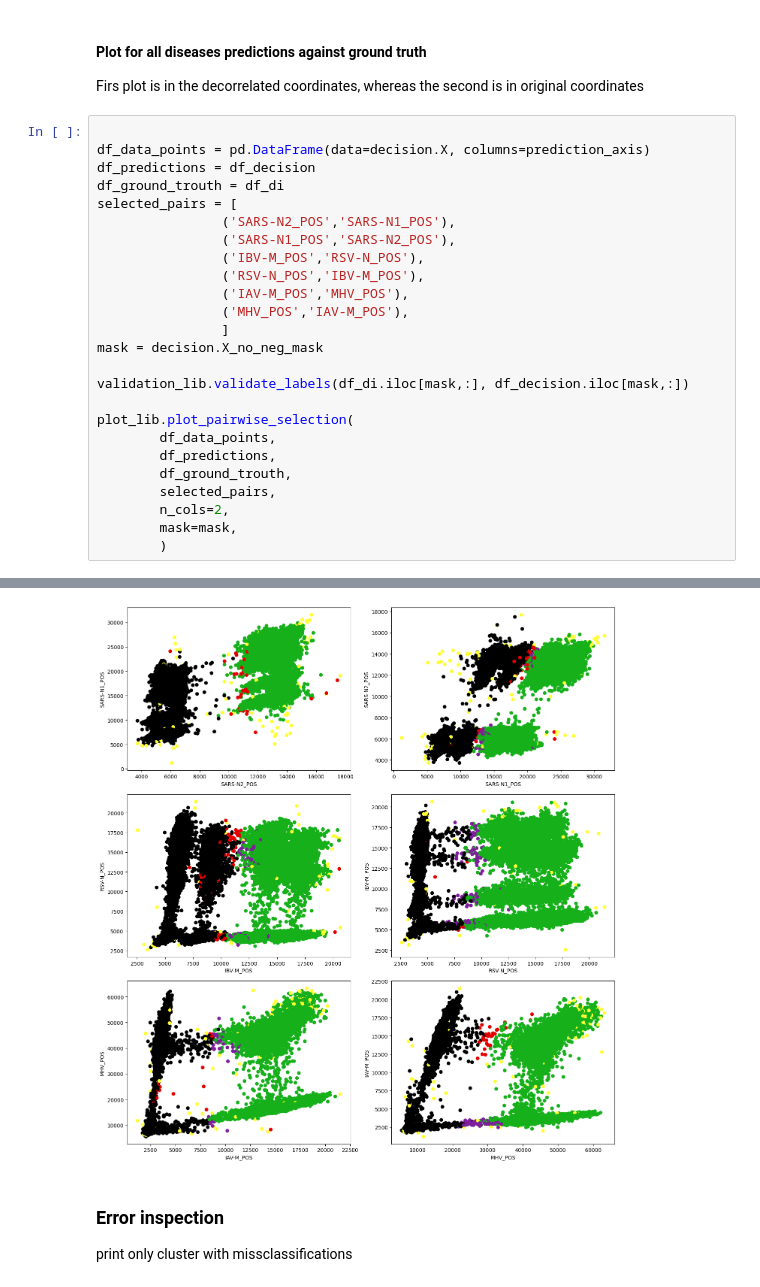
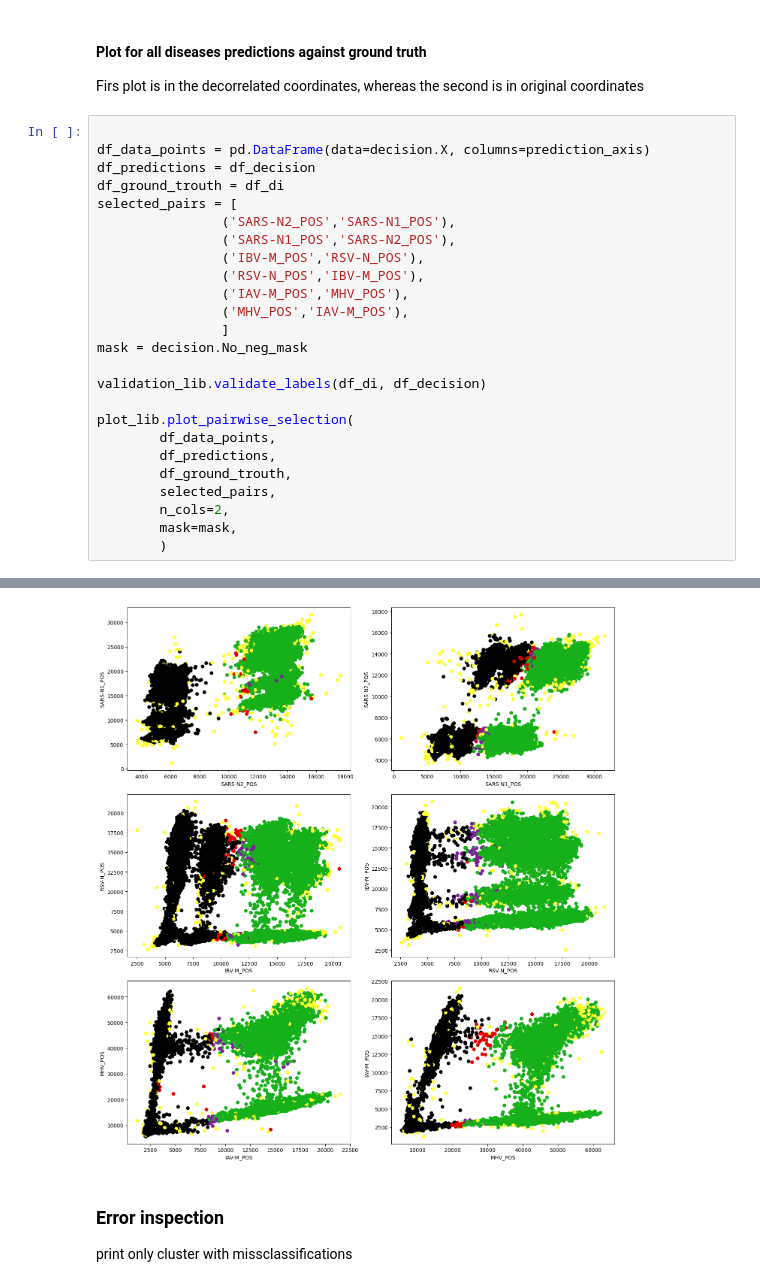
Before and after one commit to ncograf/pcr-classification, a Jupyter notebook: code/hierarchy/cluster_hierarchy_mean_classifier_dillution.ipynb, the cells around one changed output, grey strips where cells are left out. Drawn from its saved outputs; the diff is of its cells as text.

```diff
--- a/code/hierarchy/cluster_hierarchy_mean_classifier_dillution.ipynb
+++ b/code/hierarchy/cluster_hierarchy_mean_classifier_dillution.ipynb
@@ -102,9 +102,9 @@ selected_pairs = [
                 ('IAV-M_POS','MHV_POS'),
                 ('MHV_POS','IAV-M_POS'),
                 ]
-mask = decision.X_no_neg_mask
+mask = decision.No_neg_mask
 
-validation_lib.validate_labels(df_di.iloc[mask,:], df_decision.iloc[mask,:])
+validation_lib.validate_labels(df_di, df_decision)
 
 plot_lib.plot_pairwise_selection(
         df_data_points,
@@ -135,4 +135,4 @@ F1 (2 * (precision * recall) / (precision + recall)): 0.9973568989142836
-[figure, old version]
+[figure, new version]
 # %% [markdown]
 ### Error inspection
 
```
Also changed, not shown: parts of 2 cells of this notebook, 4 other files.
